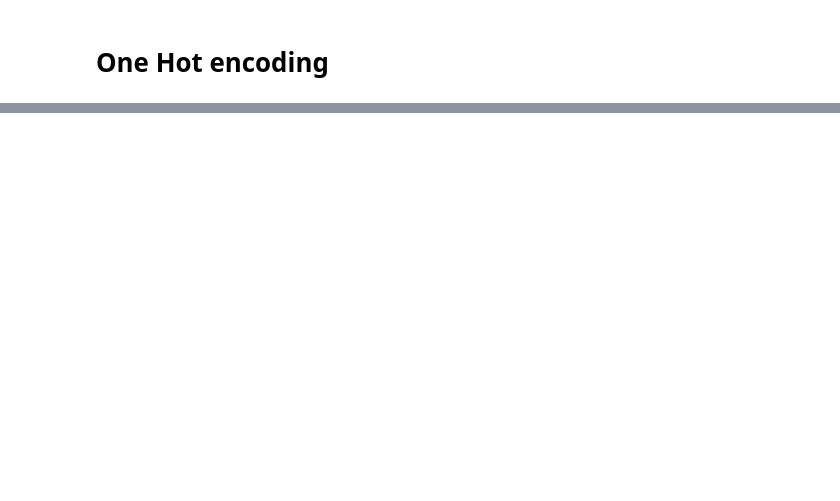
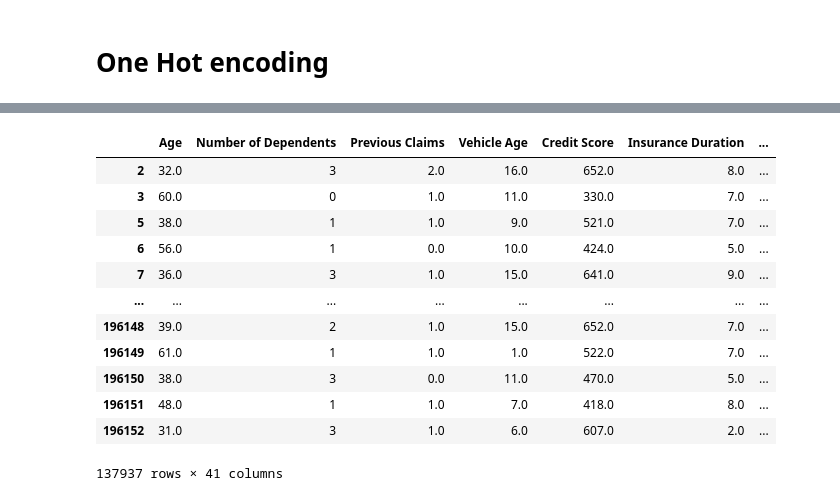
Before and after one commit to anmolmunnolli/insurance, a Jupyter notebook: version1.ipynb, the cells around one changed output, grey strips where cells are left out. Drawn from its saved outputs; the diff is of its cells as text; code cells hidden in the pictures; blank space fills up the shorter version.

```diff
--- a/version1.ipynb
+++ b/version1.ipynb
@@ -189,0 +573,16 @@ for i in range(len(aft)):
+# %%
+df_cleaned.drop(columns=bef)
+# %% [output]
+|  | Age | Number of Dependents | Previous Claims | Vehicle Age | Credit Score | Insurance Duration | ... |
+| 2 | 32.0 | 3 | 2.0 | 16.0 | 652.0 | 8.0 | ... |
+| 3 | 60.0 | 0 | 1.0 | 11.0 | 330.0 | 7.0 | ... |
+| 5 | 38.0 | 1 | 1.0 | 9.0 | 521.0 | 7.0 | ... |
+| 6 | 56.0 | 1 | 0.0 | 10.0 | 424.0 | 5.0 | ... |
+| 7 | 36.0 | 3 | 1.0 | 15.0 | 641.0 | 9.0 | ... |
+| ... | ... | ... | ... | ... | ... | ... | ... |
+| 196148 | 39.0 | 2 | 1.0 | 15.0 | 652.0 | 7.0 | ... |
+| 196149 | 61.0 | 1 | 1.0 | 1.0 | 522.0 | 7.0 | ... |
+| 196150 | 38.0 | 3 | 0.0 | 11.0 | 470.0 | 5.0 | ... |
+| 196151 | 48.0 | 1 | 1.0 | 7.0 | 418.0 | 8.0 | ... |
+| 196152 | 31.0 | 3 | 1.0 | 6.0 | 607.0 | 2.0 | ... |
+137937 rows × 41 columns
```
Also changed, not shown: parts of 47 cells of this notebook.
